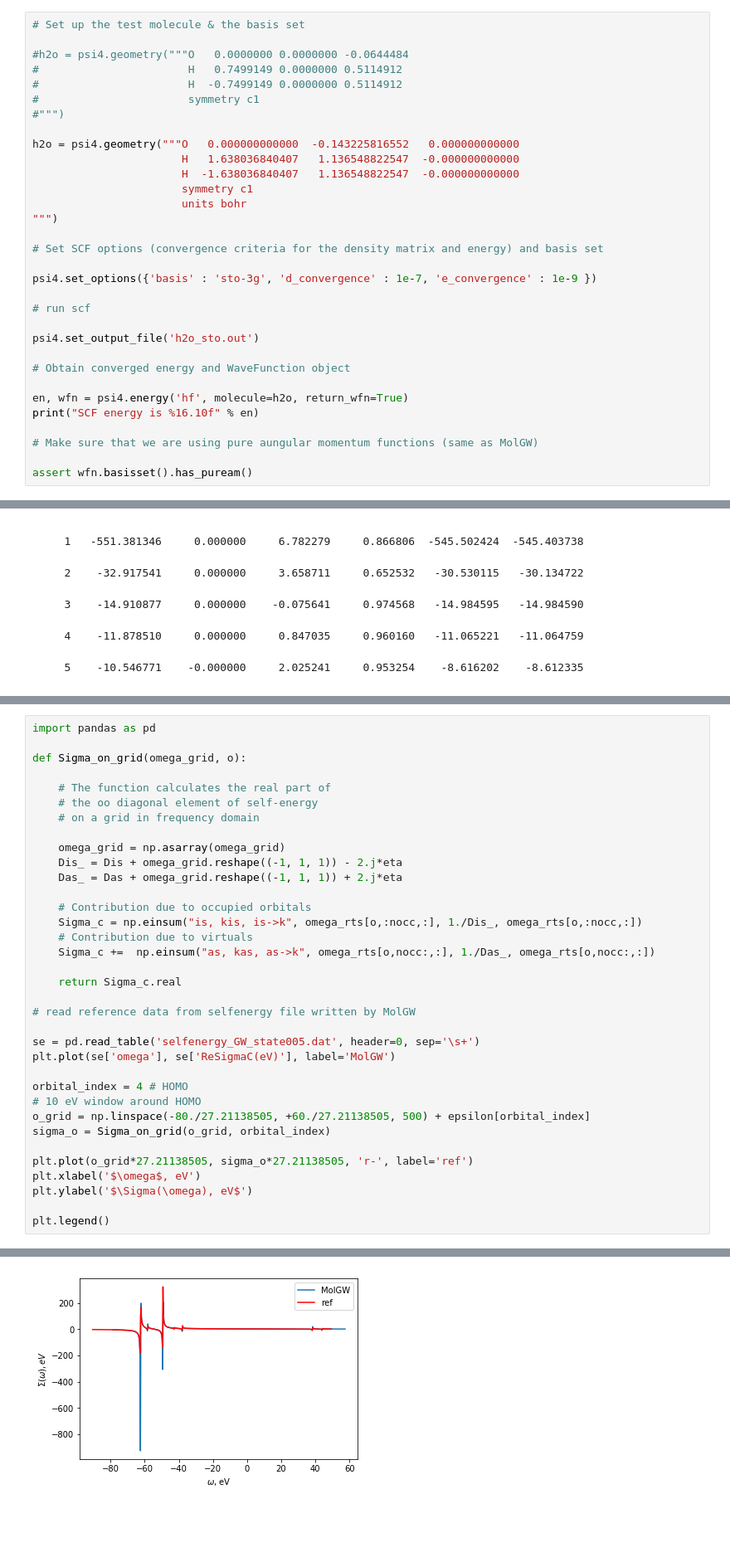
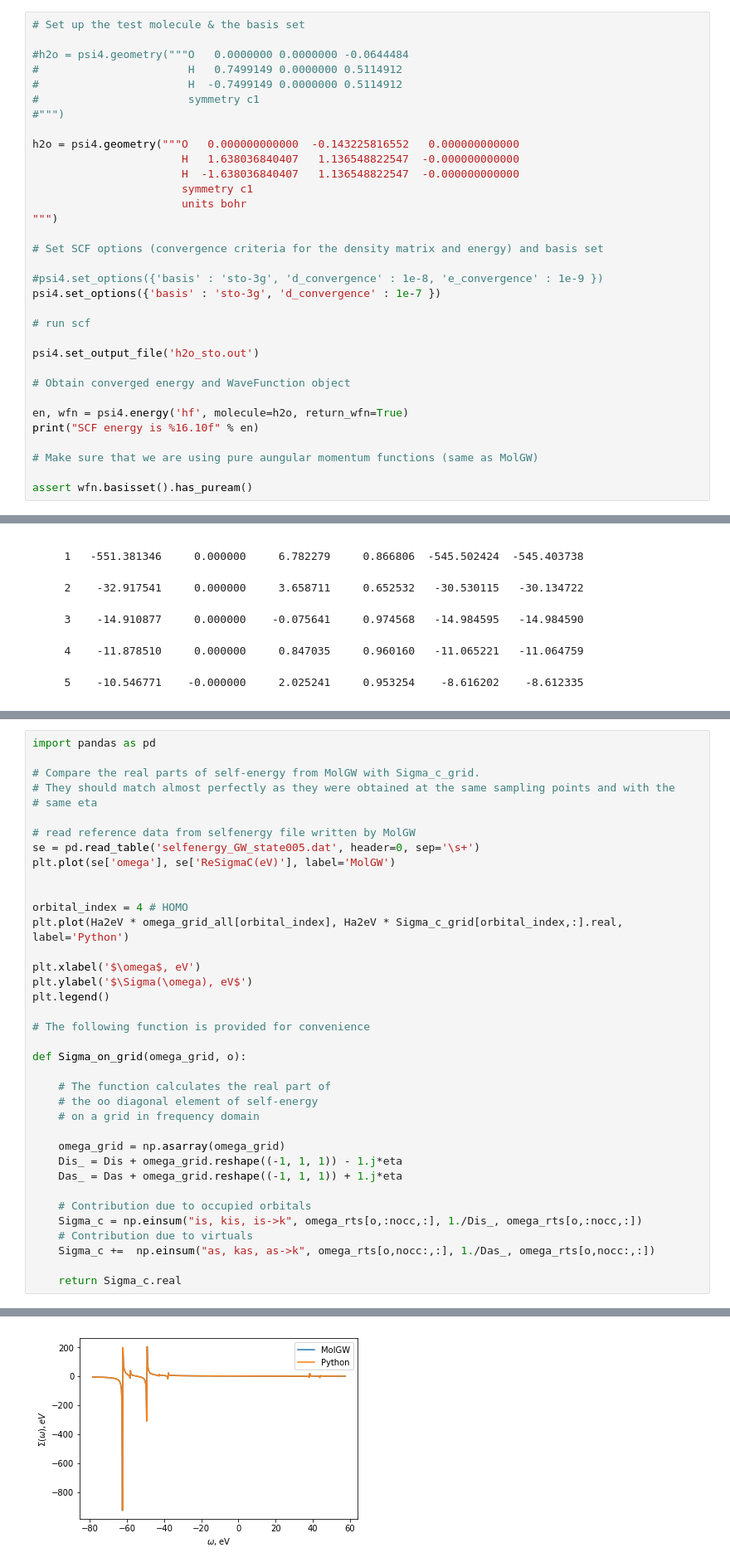
Before and after one commit to aakunitsa/GW-approximation, a Jupyter notebook: GW_HF.ipynb, the cells around one changed output, grey strips where cells are left out. Shown at 83% size. Drawn from its saved outputs; the diff is of its cells as text; blank space fills up the shorter version.

```diff
--- a/GW_HF.ipynb
+++ b/GW_HF.ipynb
@@ -114,7 +114,8 @@ h2o = psi4.geometry("""O   0.000000000000  -0.143225816552   0.000000000000
 
 # Set SCF options (convergence criteria for the density matrix and energy) and basis set
 
-psi4.set_options({'basis' : 'sto-3g', 'd_convergence' : 1e-7, 'e_convergence' : 1e-9 })
+#psi4.set_options({'basis' : 'sto-3g', 'd_convergence' : 1e-8, 'e_convergence' : 1e-9 })
+psi4.set_options({'basis' : 'sto-3g', 'd_convergence' : 1e-7 })
 
 # run scf
 
@@ -401,5 +824,23 @@ GW eigenvalues (eV)
 # %%
 import pandas as pd
+
+# Compare the real parts of self-energy from MolGW with Sigma_c_grid.
+# They should match almost perfectly as they were obtained at the same sampling points and with the
+# same eta
+
+# read reference data from selfenergy file written by MolGW
+se = pd.read_table('selfenergy_GW_state005.dat', header=0, sep='\s+')
+plt.plot(se['omega'], se['ReSigmaC(eV)'], label='MolGW')
+
+
+orbital_index = 4 # HOMO
+plt.plot(Ha2eV * omega_grid_all[orbital_index], Ha2eV * Sigma_c_grid[orbital_index,:].real, label='Python')
+
+plt.xlabel('$\omega$, eV')
+plt.ylabel('$\Sigma(\omega), eV$')
+plt.legend()
+
+# The following function is provided for convenience
 
 def Sigma_on_grid(omega_grid, o):
 
@@ -408,8 +849,8 @@ def Sigma_on_grid(omega_grid, o):
     # on a grid in frequency domain
 
     omega_grid = np.asarray(omega_grid)
-    Dis_ = Dis + omega_grid.reshape((-1, 1, 1)) - 2.j*eta
-    Das_ = Das + omega_grid.reshape((-1, 1, 1)) + 2.j*eta
+    Dis_ = Dis + omega_grid.reshape((-1, 1, 1)) - 1.j*eta
+    Das_ = Das + omega_grid.reshape((-1, 1, 1)) + 1.j*eta
 
     # Contribution due to occupied orbitals
     Sigma_c = np.einsum("is, kis, is->k", omega_rts[o,:nocc,:], 1./Dis_, omega_rts[o,:nocc,:])
@@ -417,20 +858,4 @@ def Sigma_on_grid(omega_grid, o):
     Sigma_c +=  np.einsum("as, kas, as->k", omega_rts[o,nocc:,:], 1./Das_, omega_rts[o,nocc:,:])
 
     return Sigma_c.real
-
-# read reference data from selfenergy file written by MolGW
-
-se = pd.read_table('selfenergy_GW_state005.dat', header=0, sep='\s+')
-plt.plot(se['omega'], se['ReSigmaC(eV)'], label='MolGW')
-
-orbital_index = 4 # HOMO
-# 10 eV window around HOMO
-o_grid = np.linspace(-80./27.21138505, +60./27.21138505, 500) + epsilon[orbital_index]
-sigma_o = Sigma_on_grid(o_grid, orbital_index)
-
-plt.plot(o_grid*27.21138505, sigma_o*27.21138505, 'r-', label='ref')
-plt.xlabel('$\omega$, eV')
-plt.ylabel('$\Sigma(\omega), eV$')
-
-plt.legend()
 # %% [output]
@@ -438 +862 @@ plt.legend()
-[figure, old version]
+[figure, new version]
```
Also changed, not shown: parts of 11 cells of this notebook, 2 other files.
